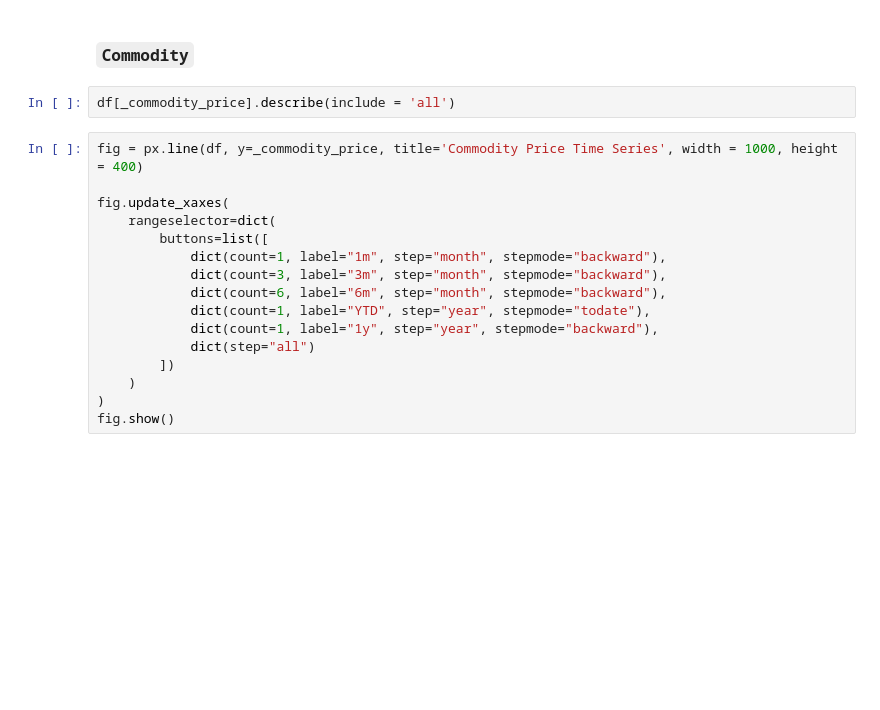
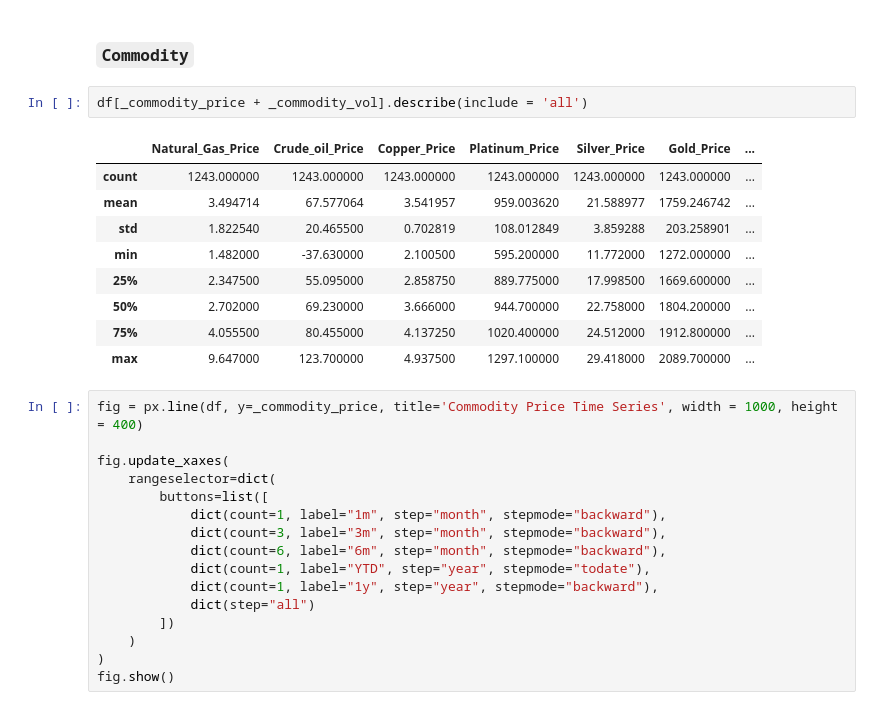
Before and after one commit to VicHui-uwo/stock_data_eda, a Jupyter notebook: notebook5a0c606076.ipynb, the cells around one changed output. Drawn from its saved outputs; the diff is of its cells as text; blank space fills up the shorter version.

```diff
--- a/notebook5a0c606076.ipynb
+++ b/notebook5a0c606076.ipynb
@@ -89,7 +133,17 @@ df = df.set_index("Date")\
 # %% [markdown]
 ### `Commodity`
 # %%
-df[_commodity_price].describe(include = 'all')
+df[_commodity_price + _commodity_vol].describe(include = 'all')
+# %% [output]
+|  | Natural_Gas_Price | Crude_oil_Price | Copper_Price | Platinum_Price | Silver_Price | Gold_Price | ... |
+| count | 1243.000000 | 1243.000000 | 1243.000000 | 1243.000000 | 1243.000000 | 1243.000000 | ... |
+| mean | 3.494714 | 67.577064 | 3.541957 | 959.003620 | 21.588977 | 1759.246742 | ... |
+| std | 1.822540 | 20.465500 | 0.702819 | 108.012849 | 3.859288 | 203.258901 | ... |
+| min | 1.482000 | -37.630000 | 2.100500 | 595.200000 | 11.772000 | 1272.000000 | ... |
+| 25% | 2.347500 | 55.095000 | 2.858750 | 889.775000 | 17.998500 | 1669.600000 | ... |
+| 50% | 2.702000 | 69.230000 | 3.666000 | 944.700000 | 22.758000 | 1804.200000 | ... |
+| 75% | 4.055500 | 80.455000 | 4.137250 | 1020.400000 | 24.512000 | 1912.800000 | ... |
+| max | 9.647000 | 123.700000 | 4.937500 | 1297.100000 | 29.418000 | 2089.700000 | ... |
 # %%
 fig = px.line(df, y=_commodity_price, title='Commodity Price Time Series', width = 1000, height = 400)
 
```
Also changed, not shown: parts of 32 cells of this notebook.
